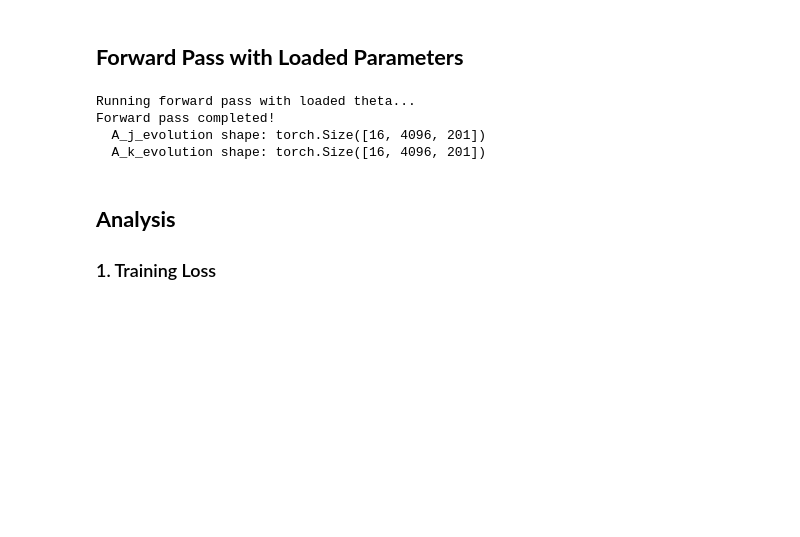
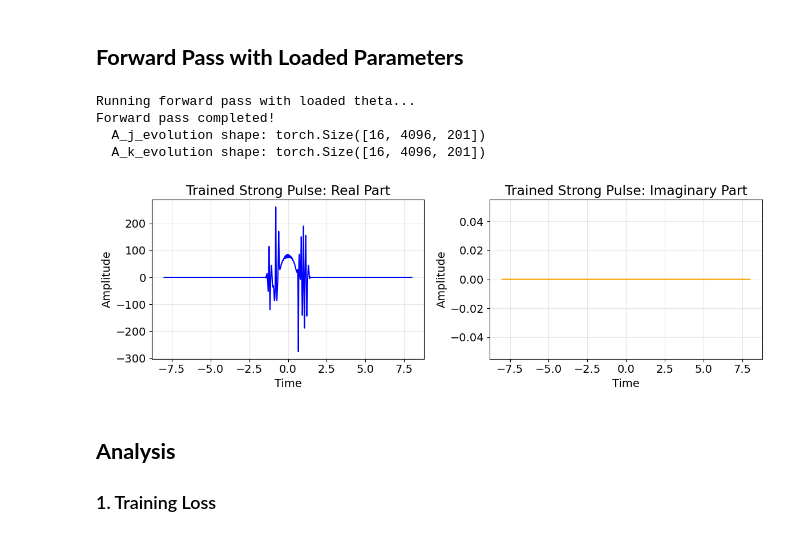
Before and after one commit to lukass16/LGW-Lab-NLSE, a Jupyter notebook: NLSE in PyTorch/analyze_xpm_unitary.ipynb, the cells around one changed output. Cells and saved outputs as stored; diff of their text form; code cells hidden in the pictures; blank space fills up the shorter version.

```diff
--- a/NLSE in PyTorch/analyze_xpm_unitary.ipynb
+++ b/NLSE in PyTorch/analyze_xpm_unitary.ipynb
@@ -213,6 +213,24 @@ Running forward pass with loaded theta...
 Forward pass completed!
   A_j_evolution shape: torch.Size([16, 4096, 201])
   A_k_evolution shape: torch.Size([16, 4096, 201])
+# %%
+fig, axes = plt.subplots(1, 2, figsize=(12, 4), sharex=True)
+axes[0].plot(t.cpu().numpy(), Ain_k_trained.real.cpu().numpy(), color='b')
+axes[0].set_xlabel("Time")
+axes[0].set_ylabel("Amplitude")
+axes[0].set_title("Trained Strong Pulse: Real Part")
+axes[0].grid(True, alpha=0.3)
+
+axes[1].plot(t.cpu().numpy(), Ain_k_trained.imag.cpu().numpy(), color='orange')
+axes[1].set_xlabel("Time")
+axes[1].set_ylabel("Amplitude")
+axes[1].set_title("Trained Strong Pulse: Imaginary Part")
+axes[1].grid(True, alpha=0.3)
+
+plt.tight_layout()
+plt.show()
+# %% [output]
+[figure, added]
 # %% [markdown]
 ## **Analysis**
 
```
Also changed, not shown: parts of 10 cells of this notebook, 3 other files.
